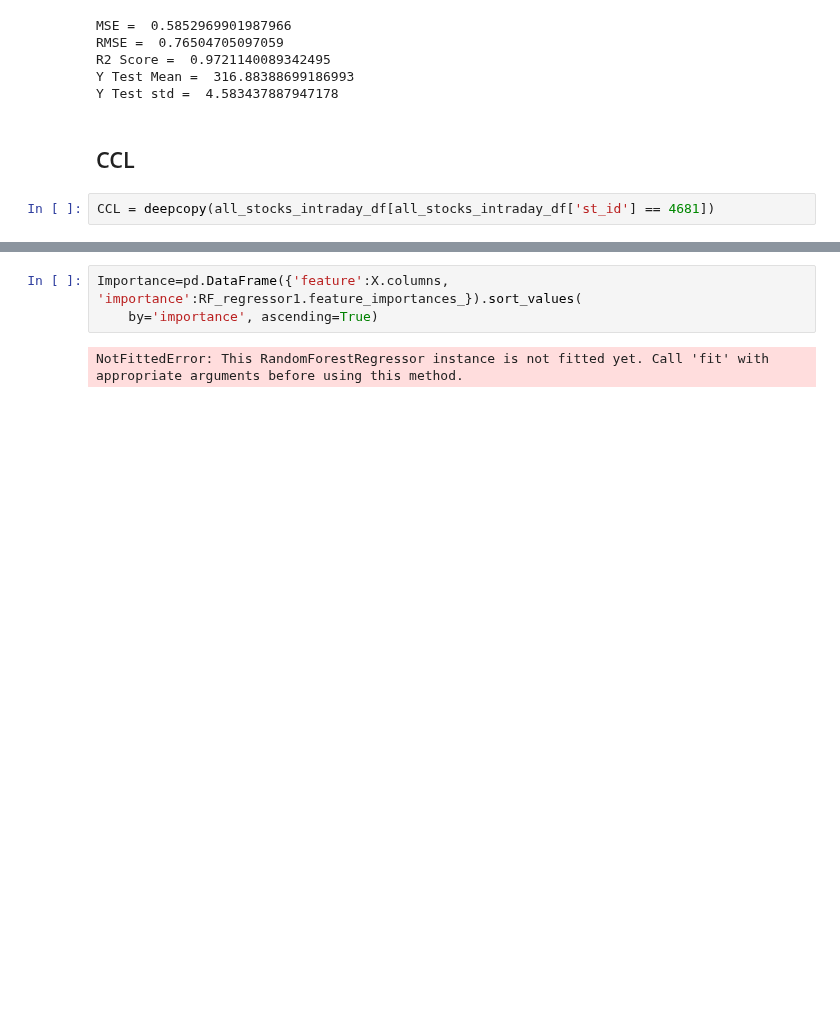
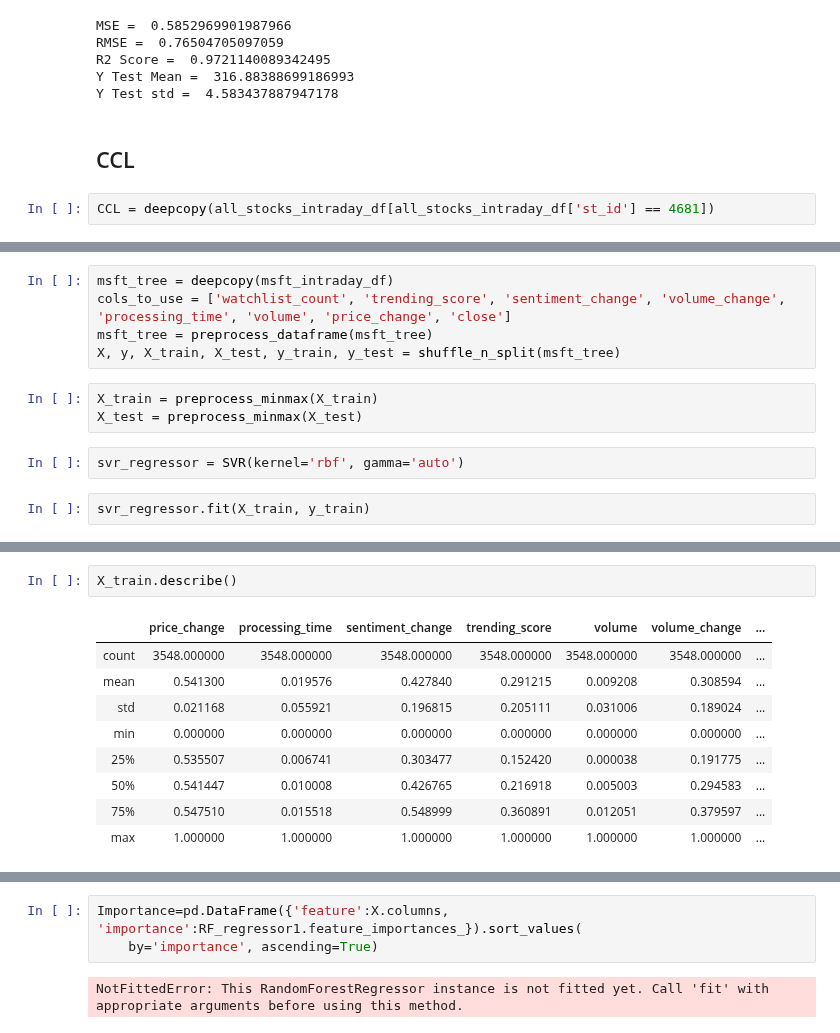
Before and after one commit to jcanque777/stock_market_data_prediction, a Jupyter notebook: test_models.ipynb, the cells around one changed output, grey strips where cells are left out. Drawn from its saved outputs; the diff is of its cells as text; blank space fills up the shorter version.

```diff
--- a/test_models.ipynb
+++ b/test_models.ipynb
@@ -1727,0 +1754,12 @@ CCL = deepcopy(all_stocks_intraday_df[all_stocks_intraday_df['st_id'] == 4681])
+# %%
+msft_tree = deepcopy(msft_intraday_df)
+cols_to_use = ['watchlist_count', 'trending_score', 'sentiment_change', 'volume_change', 'processing_time', 'volume', 'price_change', 'close']
+msft_tree = preprocess_dataframe(msft_tree)
+X, y, X_train, X_test, y_train, y_test = shuffle_n_split(msft_tree)
+# %%
+X_train = preprocess_minmax(X_train)
+X_test = preprocess_minmax(X_test)
+# %%
+svr_regressor = SVR(kernel='rbf', gamma='auto')
+# %%
+svr_regressor.fit(X_train, y_train)
@@ -1727,0 +1824,12 @@ CCL = deepcopy(all_stocks_intraday_df[all_stocks_intraday_df['st_id'] == 4681])
+# %%
+X_train.describe()
+# %% [output]
+|  | price_change | processing_time | sentiment_change | trending_score | volume | volume_change | ... |
+| count | 3548.000000 | 3548.000000 | 3548.000000 | 3548.000000 | 3548.000000 | 3548.000000 | ... |
+| mean | 0.541300 | 0.019576 | 0.427840 | 0.291215 | 0.009208 | 0.308594 | ... |
+| std | 0.021168 | 0.055921 | 0.196815 | 0.205111 | 0.031006 | 0.189024 | ... |
+| min | 0.000000 | 0.000000 | 0.000000 | 0.000000 | 0.000000 | 0.000000 | ... |
+| 25% | 0.535507 | 0.006741 | 0.303477 | 0.152420 | 0.000038 | 0.191775 | ... |
+| 50% | 0.541447 | 0.010008 | 0.426765 | 0.216918 | 0.005003 | 0.294583 | ... |
+| 75% | 0.547510 | 0.015518 | 0.548999 | 0.360891 | 0.012051 | 0.379597 | ... |
+| max | 1.000000 | 1.000000 | 1.000000 | 1.000000 | 1.000000 | 1.000000 | ... |
```
Also changed, not shown: parts of 13 cells of this notebook.
